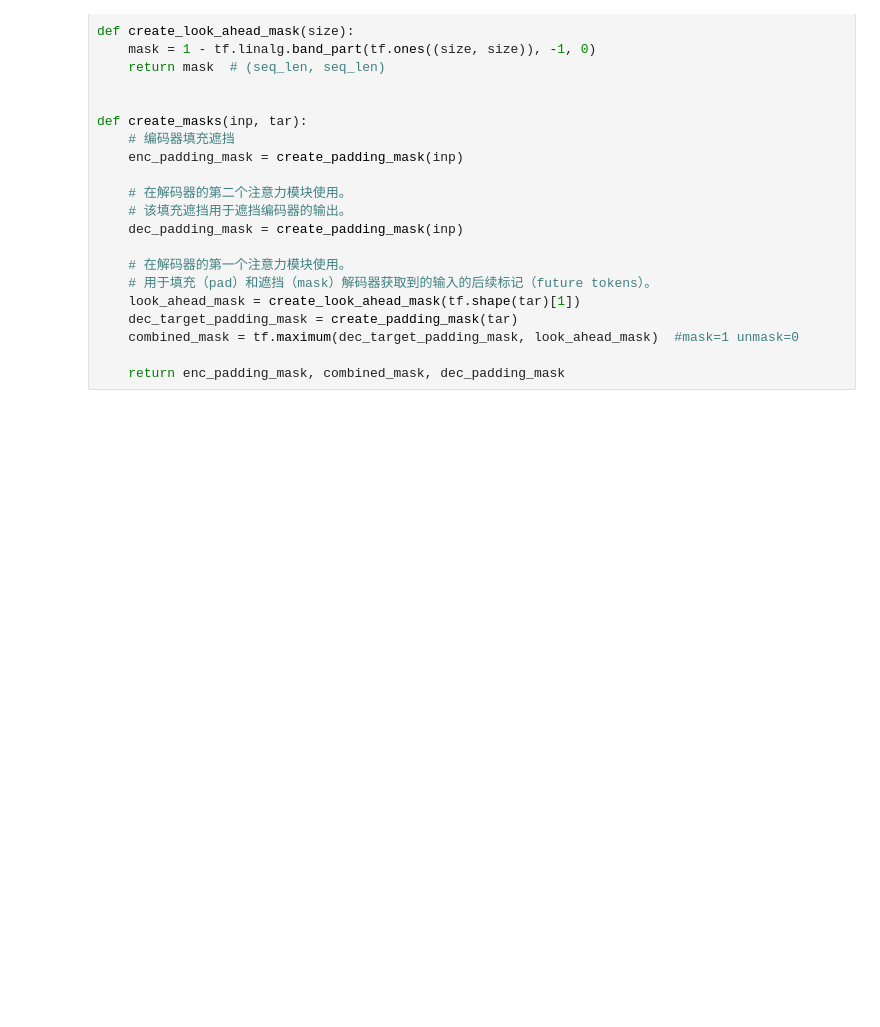
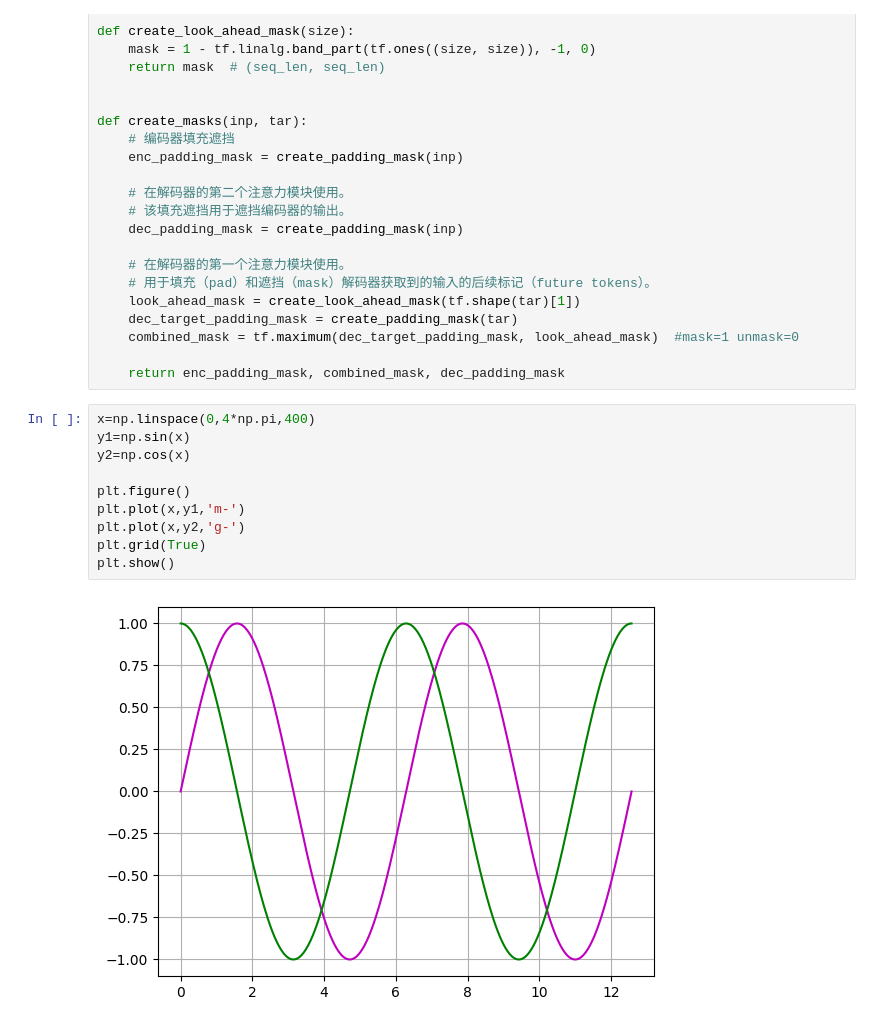
Before and after one commit to CuteCha/py_debug, a Jupyter notebook: trm_translation.ipynb, the cells around one changed output. Cells and saved outputs as stored; diff of their text form; blank space fills up the shorter version.

```diff
--- a/trm_translation.ipynb
+++ b/trm_translation.ipynb
@@ -343,3 +346,15 @@ def create_masks(inp, tar):
     combined_mask = tf.maximum(dec_target_padding_mask, look_ahead_mask)  #mask=1 unmask=0
 
     return enc_padding_mask, combined_mask, dec_padding_mask
+# %%
+x=np.linspace(0,4*np.pi,400)
+y1=np.sin(x)
+y2=np.cos(x)
+
+plt.figure()
+plt.plot(x,y1,'m-')
+plt.plot(x,y2,'g-')
+plt.grid(True)
+plt.show()
+# %% [output]
+[figure, added]
```
Also changed, not shown: parts of 2 cells of this notebook.
